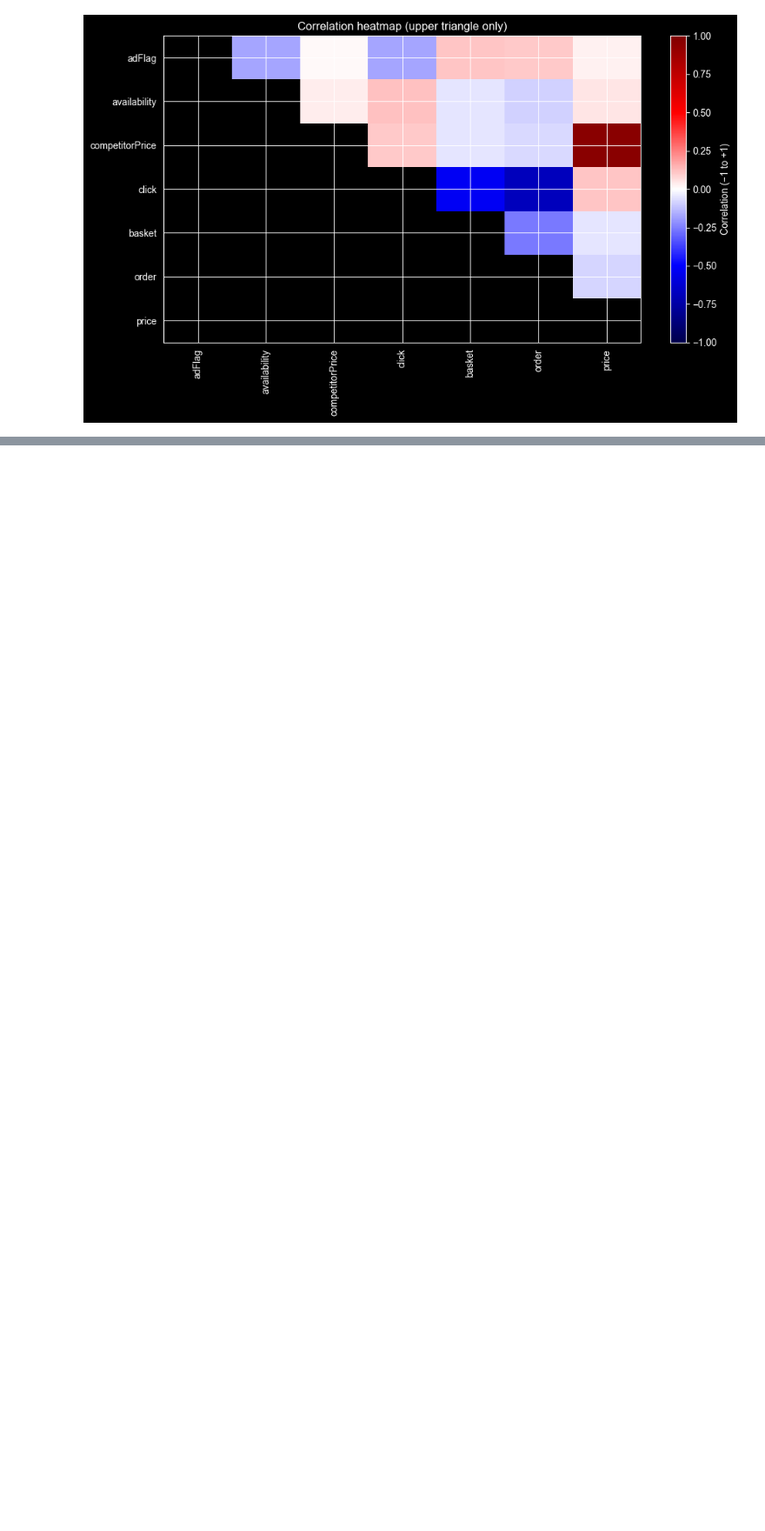
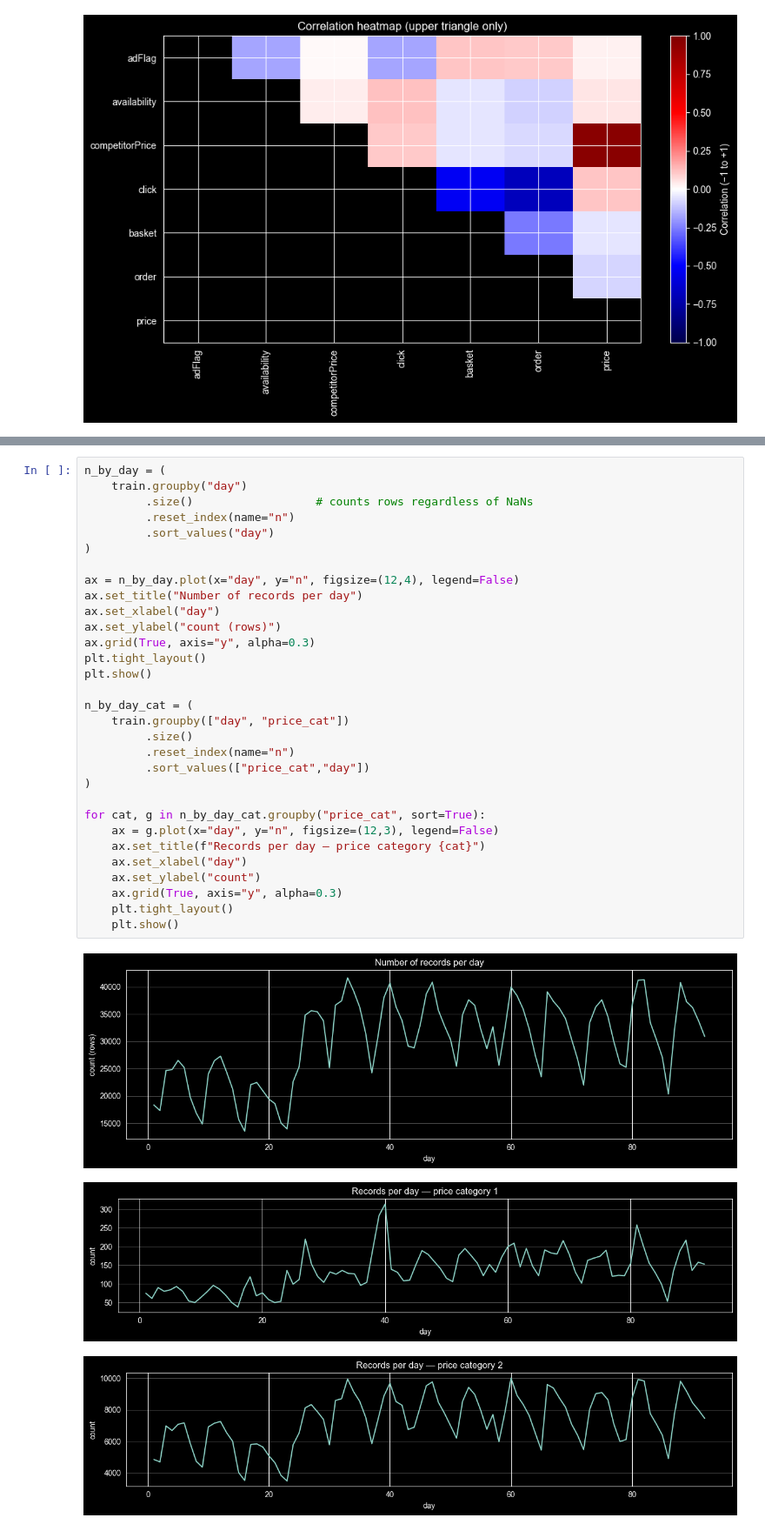
Before and after one commit to Happydeath97/analyticalProjectProductPricing, a Jupyter notebook: notebooks/krystof_EDA.ipynb, the cells around one changed output, grey strips where cells are left out. Shown at 87% size. Saved outputs shown, nothing was run; the diff lists cells and outputs as text; blank space fills up the shorter version.

```diff
--- a/notebooks/krystof_EDA.ipynb
+++ b/notebooks/krystof_EDA.ipynb
@@ -343,0 +508,35 @@ plt.show()
+# %%
+n_by_day = (
+    train.groupby("day")
+         .size()                  # counts rows regardless of NaNs
+         .reset_index(name="n")
+         .sort_values("day")
+)
+
+ax = n_by_day.plot(x="day", y="n", figsize=(12,4), legend=False)
+ax.set_title("Number of records per day")
+ax.set_xlabel("day")
+ax.set_ylabel("count (rows)")
+ax.grid(True, axis="y", alpha=0.3)
+plt.tight_layout()
+plt.show()
+
+n_by_day_cat = (
+    train.groupby(["day", "price_cat"])
+         .size()
+         .reset_index(name="n")
+         .sort_values(["price_cat","day"])
+)
+
+for cat, g in n_by_day_cat.groupby("price_cat", sort=True):
+    ax = g.plot(x="day", y="n", figsize=(12,3), legend=False)
+    ax.set_title(f"Records per day — price category {cat}")
+    ax.set_xlabel("day")
+    ax.set_ylabel("count")
+    ax.grid(True, axis="y", alpha=0.3)
+    plt.tight_layout()
+    plt.show()
+# %% [output]
+[figure, added]
+[figure, added]
+[figure, added]
```
Also changed, not shown: parts of 14 cells of this notebook.
